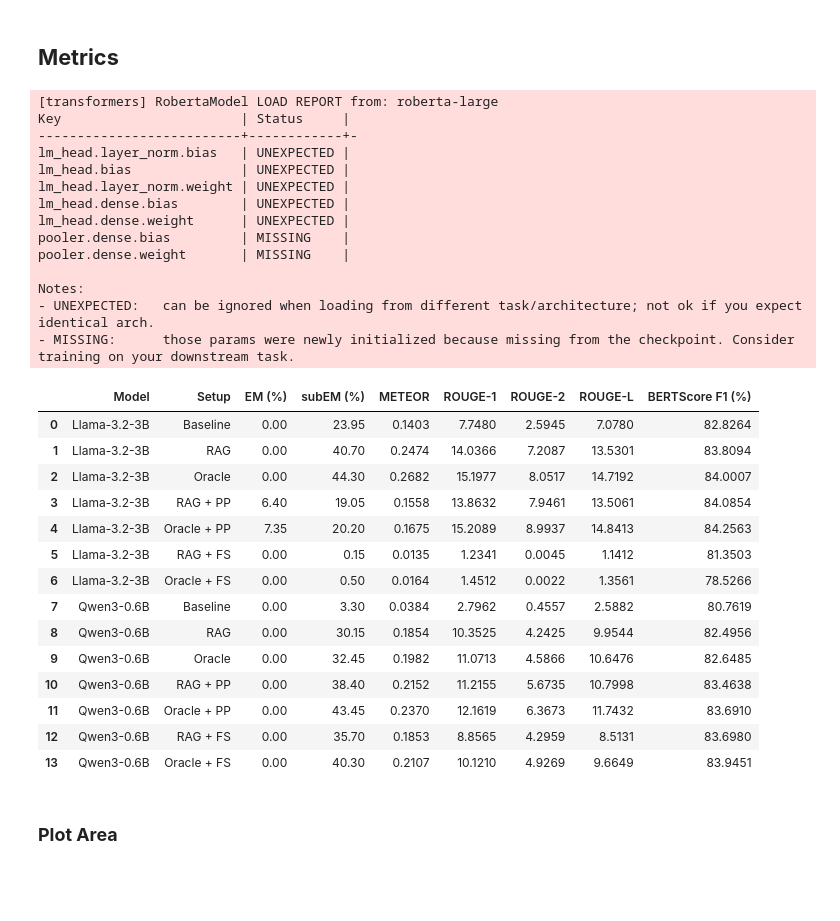
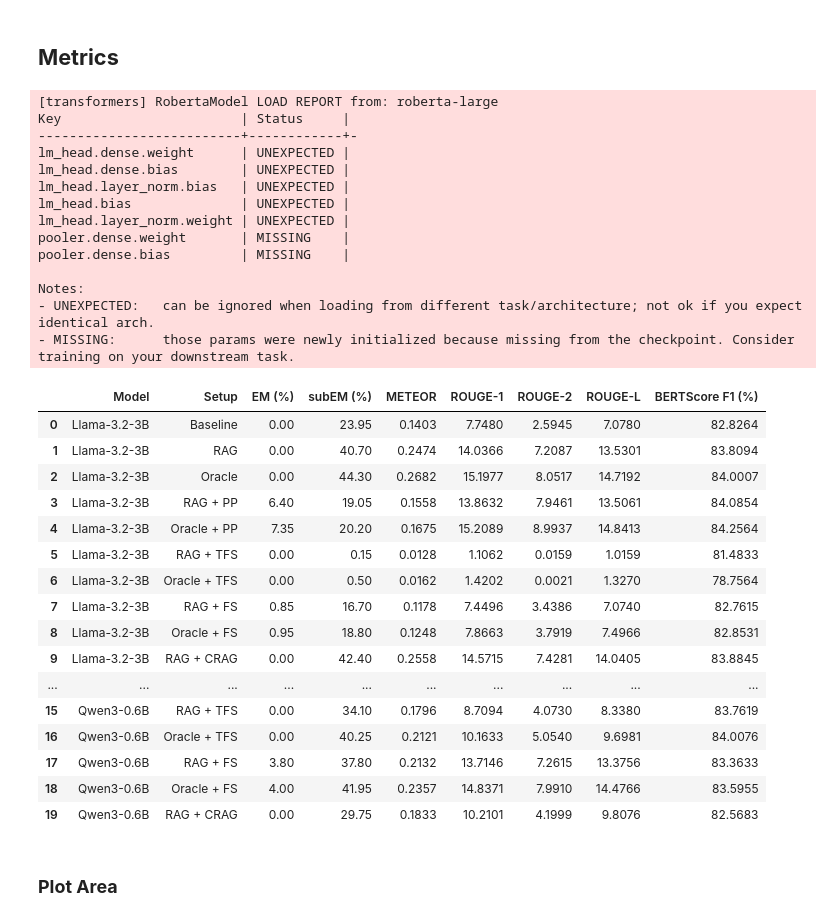
Before and after one commit to Matt12699/MNLP_Project_2026, a Jupyter notebook: HW2/augmented_generation.ipynb, the cells around one changed output. Cells and saved outputs as stored; diff of their text form; code cells hidden in the pictures; blank space fills up the shorter version.

```diff
--- a/HW2/augmented_generation.ipynb
+++ b/HW2/augmented_generation.ipynb
@@ -905,13 +1177,26 @@ Llama_RAG_blind_answers_personalized = load_jsonl("hit_k_1_-all-blind-Llama-3.2-
 Llama_Oracle_test_answers_personalized = load_jsonl("hit_k_1_-all-test-Llama-3.2-3B-Instruct-oracle-personalized.jsonl", NO_REQUESTED_OUTPUTS_DIR if not kaggle else JSON_DIR)
 Llama_Oracle_blind_answers_personalized = load_jsonl("hit_k_1_-all-blind-Llama-3.2-3B-Instruct-oracle-personalized.jsonl", NO_REQUESTED_OUTPUTS_DIR if not kaggle else JSON_DIR)
 
-# Few-Shot prompting strategy
+# Train Few-Shot prompting strategy
 
 Llama_RAG_test_answers_train_few_shots = load_jsonl("hit_k_1_-all-test-Llama-3.2-3B-Instruct-train-few-shots.jsonl", OUTPUTS_DIR if not kaggle else JSON_DIR)
 Llama_RAG_blind_answers_train_few_shots = load_jsonl("hit_k_1_-all-blind-Llama-3.2-3B-Instruct-train-few-shots.jsonl", OUTPUTS_DIR if not kaggle else JSON_DIR)
 
 Llama_Oracle_test_answers_train_few_shots = load_jsonl("hit_k_1_-all-test-Llama-3.2-3B-Instruct-oracle-train-few-shots.jsonl", NO_REQUESTED_OUTPUTS_DIR if not kaggle else JSON_DIR)
 Llama_Oracle_blind_answers_train_few_shots = load_jsonl("hit_k_1_-all-blind-Llama-3.2-3B-Instruct-oracle-train-few-shots.jsonl", NO_REQUESTED_OUTPUTS_DIR if not kaggle else JSON_DIR)
+
+# Few-Shot prompting strategy
+
+Llama_RAG_test_answers_few_shots = load_jsonl("hit_k_1_-all-test-Llama-3.2-3B-Instruct-few-shots.jsonl", OUTPUTS_DIR if not kaggle else JSON_DIR)
+Llama_RAG_blind_answers_few_shots = load_jsonl("hit_k_1_-all-blind-Llama-3.2-3B-Instruct-few-shots.jsonl", OUTPUTS_DIR if not kaggle else JSON_DIR)
+
+Llama_Oracle_test_answers_few_shots = load_jsonl("hit_k_1_-all-test-Llama-3.2-3B-Instruct-oracle-few-shots.jsonl", NO_REQUESTED_OUTPUTS_DIR if not kaggle else JSON_DIR)
+Llama_Oracle_blind_answers_few_shots = load_jsonl("hit_k_1_-all-blind-Llama-3.2-3B-Instruct-oracle-few-shots.jsonl", NO_REQUESTED_OUTPUTS_DIR if not kaggle else JSON_DIR)
+
+# CRAG strategy
+
+Llama_RAG_test_answers_crag = load_jsonl("hit_k_1_-all-test-Llama-3.2-3B-Instruct-crag.jsonl", OUTPUTS_DIR if not kaggle else JSON_DIR)
+Llama_RAG_blind_answers_crag = load_jsonl("hit_k_1_-all-blind-Llama-3.2-3B-Instruct-crag.jsonl", OUTPUTS_DIR if not kaggle else JSON_DIR)
 
 # ==========================================
 # Reloading Qwen 0.6B (o 2.5)
@@ -937,13 +1222,26 @@ Qwen_RAG_blind_answers_personalized = load_jsonl("hit_k_1_-all-blind-Qwen3-0.6B-
 Qwen_Oracle_test_answers_personalized = load_jsonl("hit_k_1_-all-test-Qwen3-0.6B-oracle-personalized.jsonl", NO_REQUESTED_OUTPUTS_DIR if not kaggle else JSON_DIR)
 Qwen_Oracle_blind_answers_personalized = load_jsonl("hit_k_1_-all-blind-Qwen3-0.6B-oracle-personalized.jsonl", NO_REQUESTED_OUTPUTS_DIR if not kaggle else JSON_DIR)
 
-# Few-Shot prompting strategy
+# Train Few-Shot prompting strategy
 
 Qwen_RAG_test_answers_train_few_shots = load_jsonl("hit_k_1_-all-test-Qwen3-0.6B-train-few-shots.jsonl", OUTPUTS_DIR if not kaggle else JSON_DIR)
 Qwen_RAG_blind_answers_train_few_shots = load_jsonl("hit_k_1_-all-blind-Qwen3-0.6B-train-few-shots.jsonl", OUTPUTS_DIR if not kaggle else JSON_DIR)
 
 Qwen_Oracle_test_answers_train_few_shots = load_jsonl("hit_k_1_-all-test-Qwen3-0.6B-oracle-train-few-shots.jsonl", NO_REQUESTED_OUTPUTS_DIR if not kaggle else JSON_DIR)
 Qwen_Oracle_blind_answers_train_few_shots = load_jsonl("hit_k_1_-all-blind-Qwen3-0.6B-oracle-train-few-shots.jsonl", NO_REQUESTED_OUTPUTS_DIR if not kaggle else JSON_DIR)
+
+# Few-Shot prompting strategy
+
+Qwen_RAG_test_answers_few_shots = load_jsonl("hit_k_1_-all-test-Qwen3-0.6B-few-shots.jsonl", OUTPUTS_DIR if not kaggle else JSON_DIR)
+Qwen_RAG_blind_answers_few_shots = load_jsonl("hit_k_1_-all-blind-Qwen3-0.6B-few-shots.jsonl", OUTPUTS_DIR if not kaggle else JSON_DIR)
+
+Qwen_Oracle_test_answers_few_shots = load_jsonl("hit_k_1_-all-test-Qwen3-0.6B-oracle-few-shots.jsonl", NO_REQUESTED_OUTPUTS_DIR if not kaggle else JSON_DIR)
+Qwen_Oracle_blind_answers_few_shots = load_jsonl("hit_k_1_-all-blind-Qwen3-0.6B-oracle-few-shots.jsonl", NO_REQUESTED_OUTPUTS_DIR if not kaggle else JSON_DIR)
+
+# CRAG strategy
+
+Qwen_RAG_test_answers_crag = load_jsonl("hit_k_1_-all-test-Qwen3-0.6B-crag.jsonl", OUTPUTS_DIR if not kaggle else JSON_DIR)
+Qwen_RAG_blind_answers_crag = load_jsonl("hit_k_1_-all-blind-Qwen3-0.6B-crag.jsonl", OUTPUTS_DIR if not kaggle else JSON_DIR)
 # %% [output]
 Loading Llama results...
 ✅ File loaded successfully: C:/Users/djmat/Desktop/Magistrale - Engineering in CS and AI - Sapienza/Multilingual_Natural_Language_Processing/MNLP_Project_2026\no_requested_outputs\hit_k_1_-all-test-Ll ...
@@ -1085,51 +1383,59 @@ summary_data = [
     {"Model": "Llama-3.2-3B", "Setup": "Oracle + PP",   **evaluate_metrics(Llama_Oracle_test_answers_personalized, test)},
     {"Model": "Llama-3.2-3B", "Setup": "RAG + TFS",      **evaluate_metrics(Llama_RAG_test_answers_train_few_shots, test)},
     {"Model": "Llama-3.2-3B", "Setup": "Oracle + TFS",   **evaluate_metrics(Llama_Oracle_test_answers_train_few_shots, test)},
+    {"Model": "Llama-3.2-3B", "Setup": "RAG + FS",      **evaluate_metrics(Llama_RAG_test_answers_few_shots, test)},
+    {"Model": "Llama-3.2-3B", "Setup": "Oracle + FS",   **evaluate_metrics(Llama_Oracle_test_answers_few_shots, test)},
+    {"Model": "Llama-3.2-3B", "Setup": "RAG + CRAG",      **evaluate_metrics(Llama_RAG_test_answers_crag, test)},
 
     {"Model": "Qwen3-0.6B",   "Setup": "Baseline", **evaluate_metrics(Qwen_baseline_test_answers, test)},
     {"Model": "Qwen3-0.6B",   "Setup": "RAG",      **evaluate_metrics(Qwen_RAG_test_answers, test)},
     {"Model": "Qwen3-0.6B",   "Setup": "Oracle",   **evaluate_metrics(Qwen_Oracle_test_answers, test)},
     {"Model": "Qwen3-0.6B",   "Setup": "RAG + PP",      **evaluate_metrics(Qwen_RAG_test_answers_personalized, test)},
     {"Model": "Qwen3-0.6B",   "Setup": "Oracle + PP",   **evaluate_metrics(Qwen_Oracle_test_answers_personalized, test)},
     {"Model": "Qwen3-0.6B",   "Setup": "RAG + TFS",      **evaluate_metrics(Qwen_RAG_test_answers_train_few_shots, test)},
-    {"Model": "Qwen3-0.6B",   "Setup": "Oracle + TFS",   **evaluate_metrics(Qwen_Oracle_test_answers_train_few_shots, test)}
+    {"Model": "Qwen3-0.6B",   "Setup": "Oracle + TFS",   **evaluate_metrics(Qwen_Oracle_test_answers_train_few_shots, test)},
+    {"Model": "Qwen3-0.6B",   "Setup": "RAG + FS",      **evaluate_metrics(Qwen_RAG_test_answers_few_shots, test)},
+    {"Model": "Qwen3-0.6B",   "Setup": "Oracle + FS",   **evaluate_metrics(Qwen_Oracle_test_answers_few_shots, test)},
+    {"Model": "Qwen3-0.6B",   "Setup": "RAG + CRAG",      **evaluate_metrics(Qwen_RAG_test_answers_crag, test)}
 ]
 
 # Format and display the table
 df_results = pd.DataFrame(summary_data)
 df_results = df_results.round({"EM (%)": 4, "subEM (%)": 4, "METEOR": 4, "ROUGE-1": 4, "ROUGE-2": 4, "ROUGE-L": 4, "BERTScore F1 (%)": 4})
 
 display(df_results)
 # %% [output]
 [transformers] RobertaModel LOAD REPORT from: roberta-large
 Key                       | Status     |
 --------------------------+------------+-
+lm_head.dense.weight      | UNEXPECTED |
+lm_head.dense.bias        | UNEXPECTED |
 lm_head.layer_norm.bias   | UNEXPECTED |
 lm_head.bias              | UNEXPECTED |
 lm_head.layer_norm.weight | UNEXPECTED |
-lm_head.dense.bias        | UNEXPECTED |
-lm_head.dense.weight      | UNEXPECTED |
+pooler.dense.weight       | MISSING    |
 pooler.dense.bias         | MISSING    |
-pooler.dense.weight       | MISSING    |
 
 Notes:
 - UNEXPECTED:   can be ignored when loading from different task/architecture; not ok if you expect identical arch.
 - MISSING:      those params were newly initialized because missing from the checkpoint. Consider training on your downstream task.
 |  | Model | Setup | EM (%) | subEM (%) | METEOR | ROUGE-1 | ROUGE-2 | ROUGE-L | BERTScore F1 (%) |
 | 0 | Llama-3.2-3B | Baseline | 0.00 | 23.95 | 0.1403 | 7.7480 | 2.5945 | 7.0780 | 82.8264 |
 | 1 | Llama-3.2-3B | RAG | 0.00 | 40.70 | 0.2474 | 14.0366 | 7.2087 | 13.5301 | 83.8094 |
 | 2 | Llama-3.2-3B | Oracle | 0.00 | 44.30 | 0.2682 | 15.1977 | 8.0517 | 14.7192 | 84.0007 |
 | 3 | Llama-3.2-3B | RAG + PP | 6.40 | 19.05 | 0.1558 | 13.8632 | 7.9461 | 13.5061 | 84.0854 |
-| 4 | Llama-3.2-3B | Oracle + PP | 7.35 | 20.20 | 0.1675 | 15.2089 | 8.9937 | 14.8413 | 84.2563 |
-| 5 | Llama-3.2-3B | RAG + FS | 0.00 | 0.15 | 0.0135 | 1.2341 | 0.0045 | 1.1412 | 81.3503 |
-| 6 | Llama-3.2-3B | Oracle + FS | 0.00 | 0.50 | 0.0164 | 1.4512 | 0.0022 | 1.3561 | 78.5266 |
-| 7 | Qwen3-0.6B | Baseline | 0.00 | 3.30 | 0.0384 | 2.7962 | 0.4557 | 2.5882 | 80.7619 |
-| 8 | Qwen3-0.6B | RAG | 0.00 | 30.15 | 0.1854 | 10.3525 | 4.2425 | 9.9544 | 82.4956 |
-| 9 | Qwen3-0.6B | Oracle | 0.00 | 32.45 | 0.1982 | 11.0713 | 4.5866 | 10.6476 | 82.6485 |
-| 10 | Qwen3-0.6B | RAG + PP | 0.00 | 38.40 | 0.2152 | 11.2155 | 5.6735 | 10.7998 | 83.4638 |
-| 11 | Qwen3-0.6B | Oracle + PP | 0.00 | 43.45 | 0.2370 | 12.1619 | 6.3673 | 11.7432 | 83.6910 |
-| 12 | Qwen3-0.6B | RAG + FS | 0.00 | 35.70 | 0.1853 | 8.8565 | 4.2959 | 8.5131 | 83.6980 |
-| 13 | Qwen3-0.6B | Oracle + FS | 0.00 | 40.30 | 0.2107 | 10.1210 | 4.9269 | 9.6649 | 83.9451 |
+| 4 | Llama-3.2-3B | Oracle + PP | 7.35 | 20.20 | 0.1675 | 15.2089 | 8.9937 | 14.8413 | 84.2564 |
+| 5 | Llama-3.2-3B | RAG + TFS | 0.00 | 0.15 | 0.0128 | 1.1062 | 0.0159 | 1.0159 | 81.4833 |
+| 6 | Llama-3.2-3B | Oracle + TFS | 0.00 | 0.50 | 0.0162 | 1.4202 | 0.0021 | 1.3270 | 78.7564 |
+| 7 | Llama-3.2-3B | RAG + FS | 0.85 | 16.70 | 0.1178 | 7.4496 | 3.4386 | 7.0740 | 82.7615 |
+| 8 | Llama-3.2-3B | Oracle + FS | 0.95 | 18.80 | 0.1248 | 7.8663 | 3.7919 | 7.4966 | 82.8531 |
+| 9 | Llama-3.2-3B | RAG + CRAG | 0.00 | 42.40 | 0.2558 | 14.5715 | 7.4281 | 14.0405 | 83.8845 |
+| ... | ... | ... | ... | ... | ... | ... | ... | ... | ... |
+| 15 | Qwen3-0.6B | RAG + TFS | 0.00 | 34.10 | 0.1796 | 8.7094 | 4.0730 | 8.3380 | 83.7619 |
+| 16 | Qwen3-0.6B | Oracle + TFS | 0.00 | 40.25 | 0.2121 | 10.1633 | 5.0540 | 9.6981 | 84.0076 |
+| 17 | Qwen3-0.6B | RAG + FS | 3.80 | 37.80 | 0.2132 | 13.7146 | 7.2615 | 13.3756 | 83.3633 |
+| 18 | Qwen3-0.6B | Oracle + FS | 4.00 | 41.95 | 0.2357 | 14.8371 | 7.9910 | 14.4766 | 83.5955 |
+| 19 | Qwen3-0.6B | RAG + CRAG | 0.00 | 29.75 | 0.1833 | 10.2101 | 4.1999 | 9.8076 | 82.5683 |
 # %% [markdown]
 ### **Plot Area**
 # %%
```
Also changed, not shown: parts of 24 cells of this notebook.
